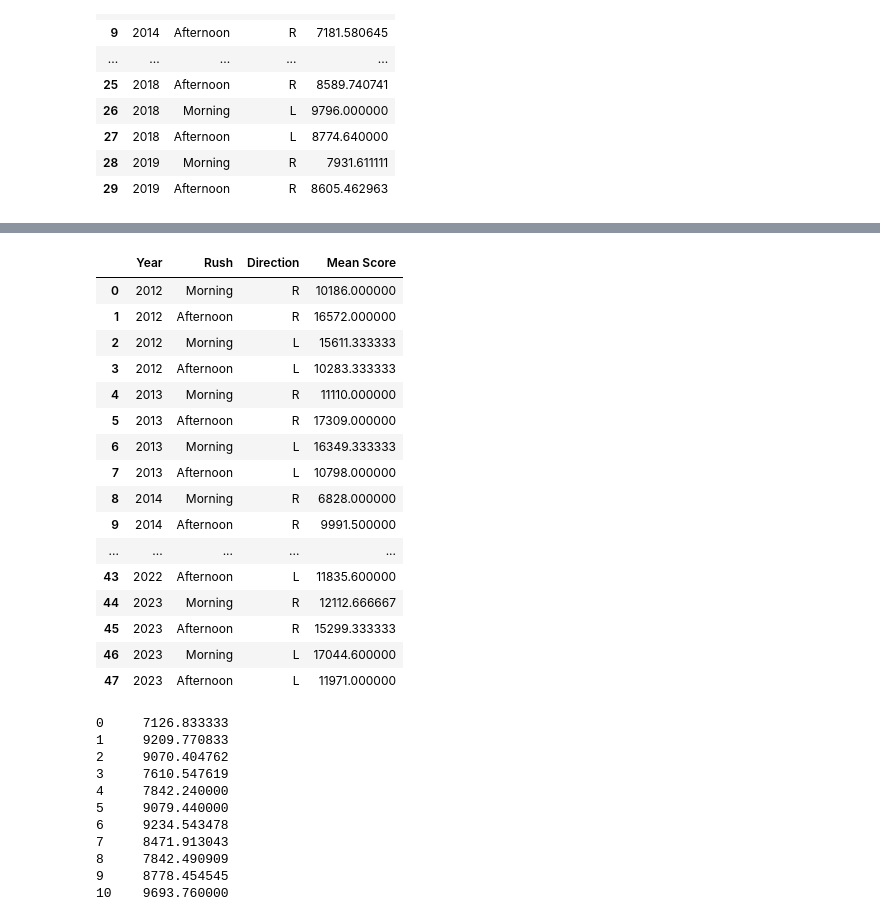
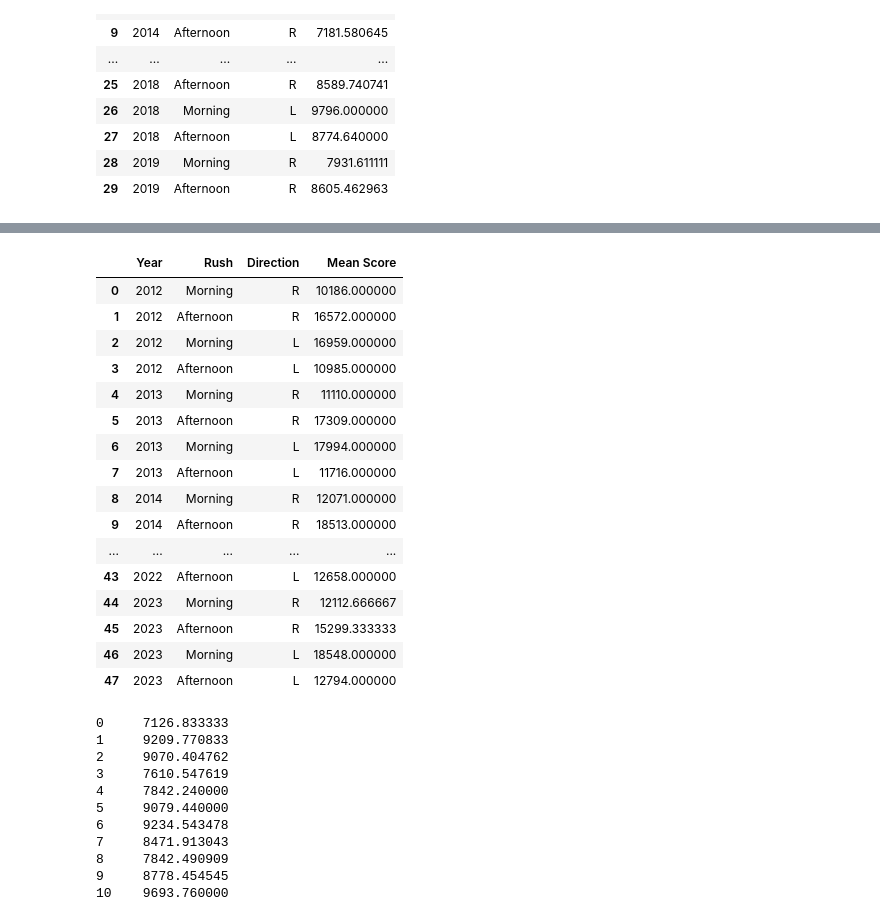
Before and after one commit to Liselotvansteekelenburg/TIL6010-LabAssignments, a Jupyter notebook: Data_Bart.ipynb, the cells around one changed output, grey strips where cells are left out. Drawn from its saved outputs; the diff is of its cells as text; code cells hidden in the pictures.

```diff
--- a/Data_Bart.ipynb
+++ b/Data_Bart.ipynb
@@ -119,7 +117,8 @@ for year, file in data_files.items():
     df_road_4HR = df[(df['Wegnr_van'] == 4) & (df["Wegnr_naar"] == 4) & (df['Baantype_naar'] == 'HR') & (df['Baantype_van'] == 'HR')]
 
     # Further filter for Hectometer <= 150,000
-    df_road_4HR_HM = df_road_4HR[(df_road_4HR['Hm_van'] >= 11500) &  (df_road_4HR['Hm_naar'] <= 17500)]
+    df_road_4HR_HM = df_road_4HR[(df_road_4HR['Hm_van']<= 17500)& (df_road_4HR['Hm_van']>= 11500)
+                              & (df_road_4HR['Hm_naar']>= 11500)& (df_road_4HR['Hm_naar']<= 17500)]
 
     # Separate data for 'R' (right) direction
     df_road_4HR_HM_R = df_road_4HR_HM[(df_road_4HR_HM['Ri_van'] == 'R') & (df_road_4HR_HM['Ri_naar'] == 'R')]
@@ -145,47 +144,47 @@ for year, file in data_files.items():
         'Rush': 'Afternoon',  # AS represents afternoon rush hour
         'Direction': 'R',      # Right-hand side
         'Mean Score': mean_score_R_AS_R
     })
 
     # Store the results for the left side
     results.append({
         'Year': year,
         'Rush': 'Morning',  # OS represents morning rush hour
         'Direction': 'L',   # Left-hand side
         'Mean Score': mean_score_R_OS_L
     })
 
     results.append({
         'Year': year,
         'Rush': 'Afternoon',  # AS represents afternoon rush hour
         'Direction': 'L',      # Left-hand side
         'Mean Score': mean_score_R_AS_L
     })
 
 # Convert the results into a DataFrame
 df_results = pd.DataFrame(results)
 
 # Export the results to an Excel file
 
 display(df_results)
 # %% [output]
 |  | Year | Rush | Direction | Mean Score |
 | 0 | 2012 | Morning | R | 10186.000000 |
 | 1 | 2012 | Afternoon | R | 16572.000000 |
-| 2 | 2012 | Morning | L | 15611.333333 |
-| 3 | 2012 | Afternoon | L | 10283.333333 |
+| 2 | 2012 | Morning | L | 16959.000000 |
+| 3 | 2012 | Afternoon | L | 10985.000000 |
 | 4 | 2013 | Morning | R | 11110.000000 |
 | 5 | 2013 | Afternoon | R | 17309.000000 |
-| 6 | 2013 | Morning | L | 16349.333333 |
-| 7 | 2013 | Afternoon | L | 10798.000000 |
-| 8 | 2014 | Morning | R | 6828.000000 |
-| 9 | 2014 | Afternoon | R | 9991.500000 |
+| 6 | 2013 | Morning | L | 17994.000000 |
+| 7 | 2013 | Afternoon | L | 11716.000000 |
+| 8 | 2014 | Morning | R | 12071.000000 |
+| 9 | 2014 | Afternoon | R | 18513.000000 |
 | ... | ... | ... | ... | ... |
-| 43 | 2022 | Afternoon | L | 11835.600000 |
+| 43 | 2022 | Afternoon | L | 12658.000000 |
 | 44 | 2023 | Morning | R | 12112.666667 |
 | 45 | 2023 | Afternoon | R | 15299.333333 |
-| 46 | 2023 | Morning | L | 17044.600000 |
-| 47 | 2023 | Afternoon | L | 11971.000000 |
+| 46 | 2023 | Morning | L | 18548.000000 |
+| 47 | 2023 | Afternoon | L | 12794.000000 |
 # %%
 import numpy as np
 
```
Also changed, not shown: parts of 4 cells of this notebook, 1 other file.
